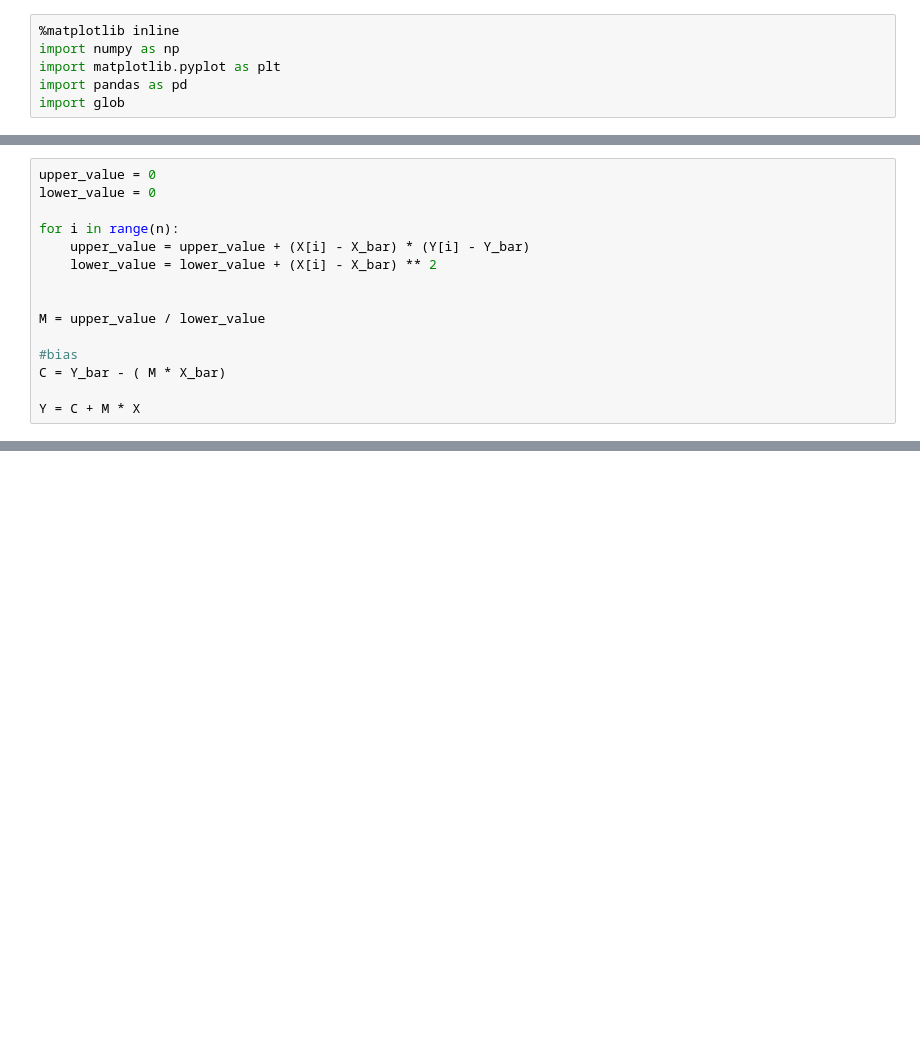
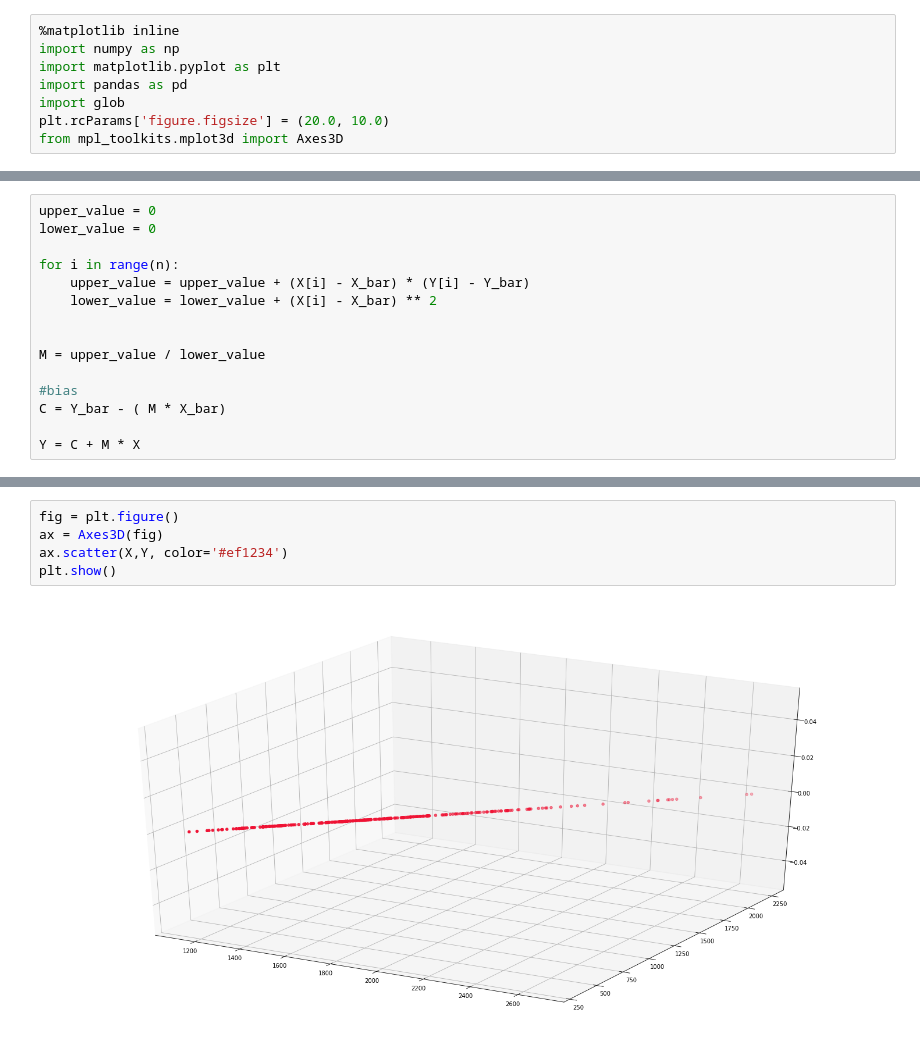
Before and after one commit to jghose/machine-learning, a Jupyter notebook: linear_regression_without_library/linear_regression_without_library.ipynb, the cells around one changed output, grey strips where cells are left out. Cells and saved outputs as stored; diff of their text form; blank space fills up the shorter version.

```diff
--- a/linear_regression_without_library/linear_regression_without_library.ipynb
+++ b/linear_regression_without_library/linear_regression_without_library.ipynb
@@ -4,3 +4,5 @@ import numpy as np
 import matplotlib.pyplot as plt
 import pandas as pd
 import glob
+plt.rcParams['figure.figsize'] = (20.0, 10.0)
+from mpl_toolkits.mplot3d import Axes3D
@@ -141,3 +115,10 @@ Covariance Type:            nonrobust
 
 Warnings:
 [1] Standard Errors assume that the covariance matrix of the errors is correctly specified.
+# %%
+fig = plt.figure()
+ax = Axes3D(fig)
+ax.scatter(X,Y, color='#ef1234')
+plt.show()
+# %% [output]
+[figure, added]
```
Also changed, not shown: parts of 6 cells of this notebook.
